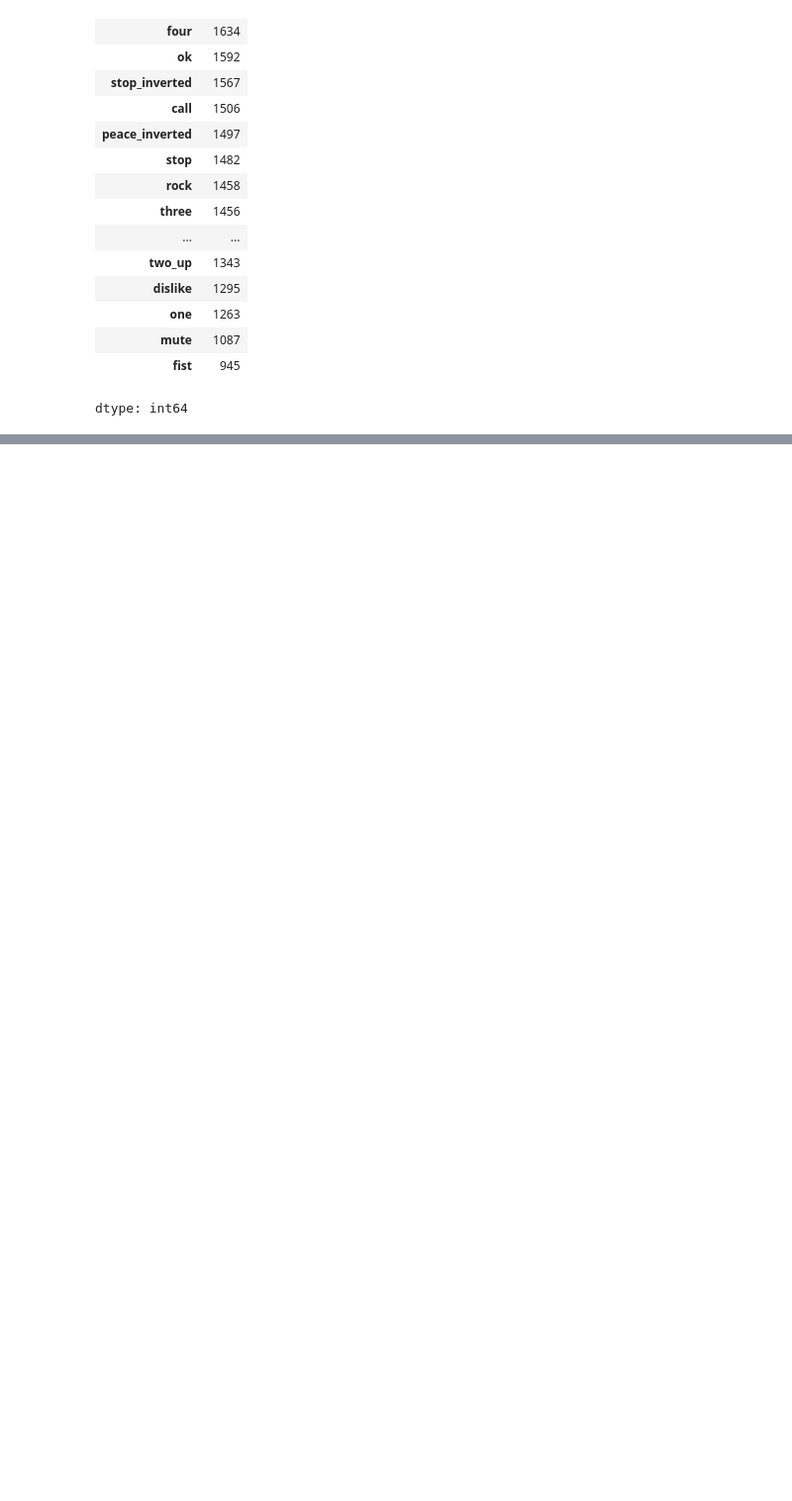
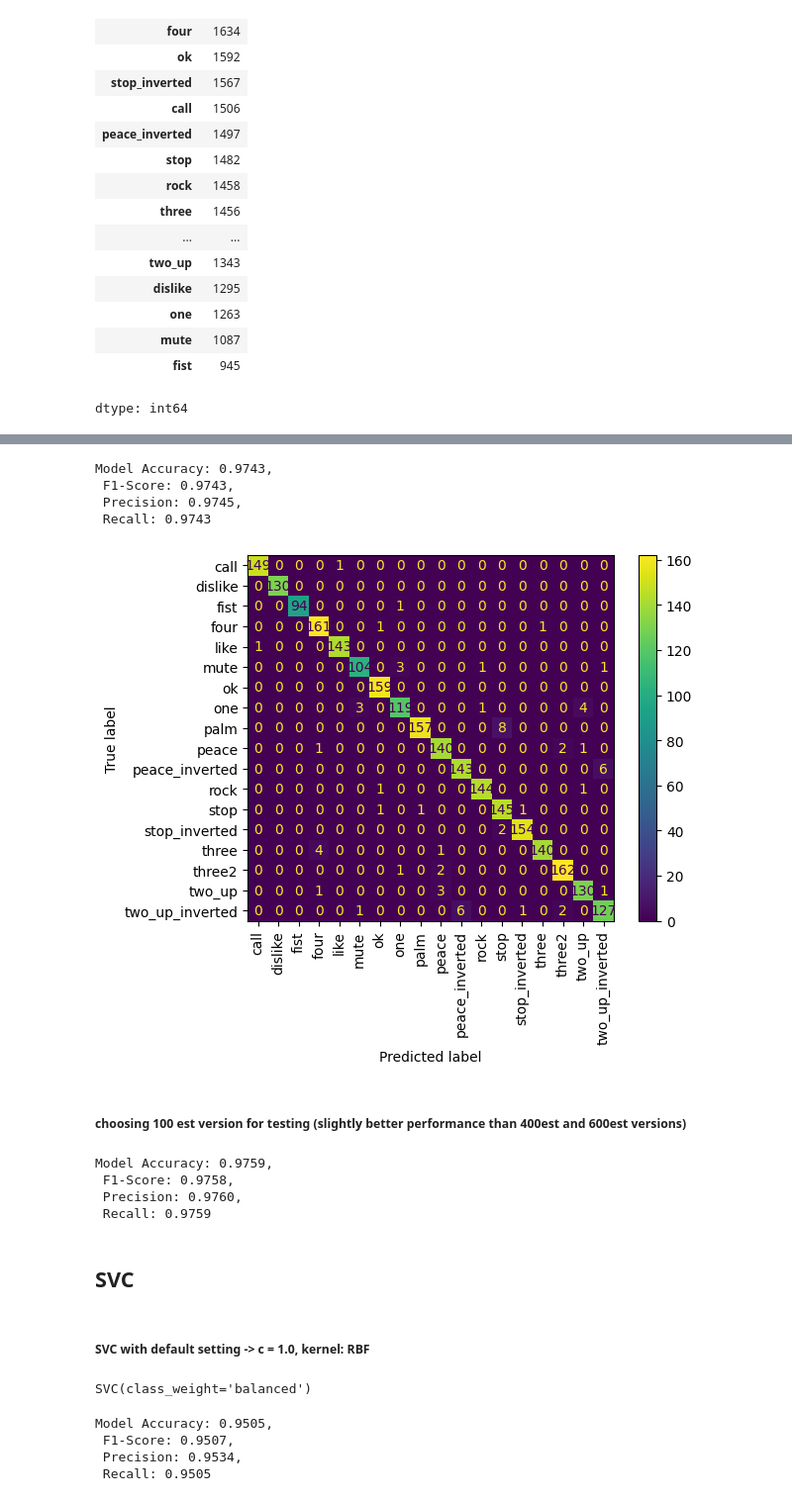
Before and after one commit to Ahmed9Elsayed/HandGesture-Recognizer, a Jupyter notebook: ML_project.ipynb, the cells around one changed output, grey strips where cells are left out. Shown at 99% size. Drawn from its saved outputs; the diff is of its cells as text; code cells hidden in the pictures; blank space fills up the shorter version.

```diff
--- a/ML_project.ipynb
+++ b/ML_project.ipynb
@@ -275,0 +346,42 @@ X_val,X_test, y_val, y_test = train_test_split(X_test, y_test, stratify=y_test,
+# %%
+y_true = y_val
+eval_model(RF_model600, y_true, X_val)
+# %% [output]
+Model Accuracy: 0.9743,
+ F1-Score: 0.9743,
+ Precision: 0.9745,
+ Recall: 0.9743
+# %%
+cf = ConfusionMatrixDisplay.from_estimator(
+    RF_model600, X_val, y_val, xticks_rotation = 90)
+# %% [output]
+[figure, added]
+# %% [markdown]
+##### choosing 100 est version for testing (slightly better performance than 400est and 600est versions)
+# %%
+y_true = y_test
+eval_model(RF_model10, y_true, X_test)
+# %% [output]
+Model Accuracy: 0.9759,
+ F1-Score: 0.9758,
+ Precision: 0.9760,
+ Recall: 0.9759
+# %% [markdown]
+## SVC
+# %% [markdown]
+##### SVC with default setting -> c = 1.0, kernel: RBF
+# %%
+from sklearn.svm import SVC
+
+svc_model = SVC(class_weight = 'balanced')
+svc_model.fit(X_train, y_train)
+# %% [output]
+SVC(class_weight='balanced')
+# %%
+y_true = y_val
+eval_model(svc_model, y_true, X_val)
+# %% [output]
+Model Accuracy: 0.9505,
+ F1-Score: 0.9507,
+ Precision: 0.9534,
+ Recall: 0.9505
```
Also changed, not shown: parts of 52 cells of this notebook.
